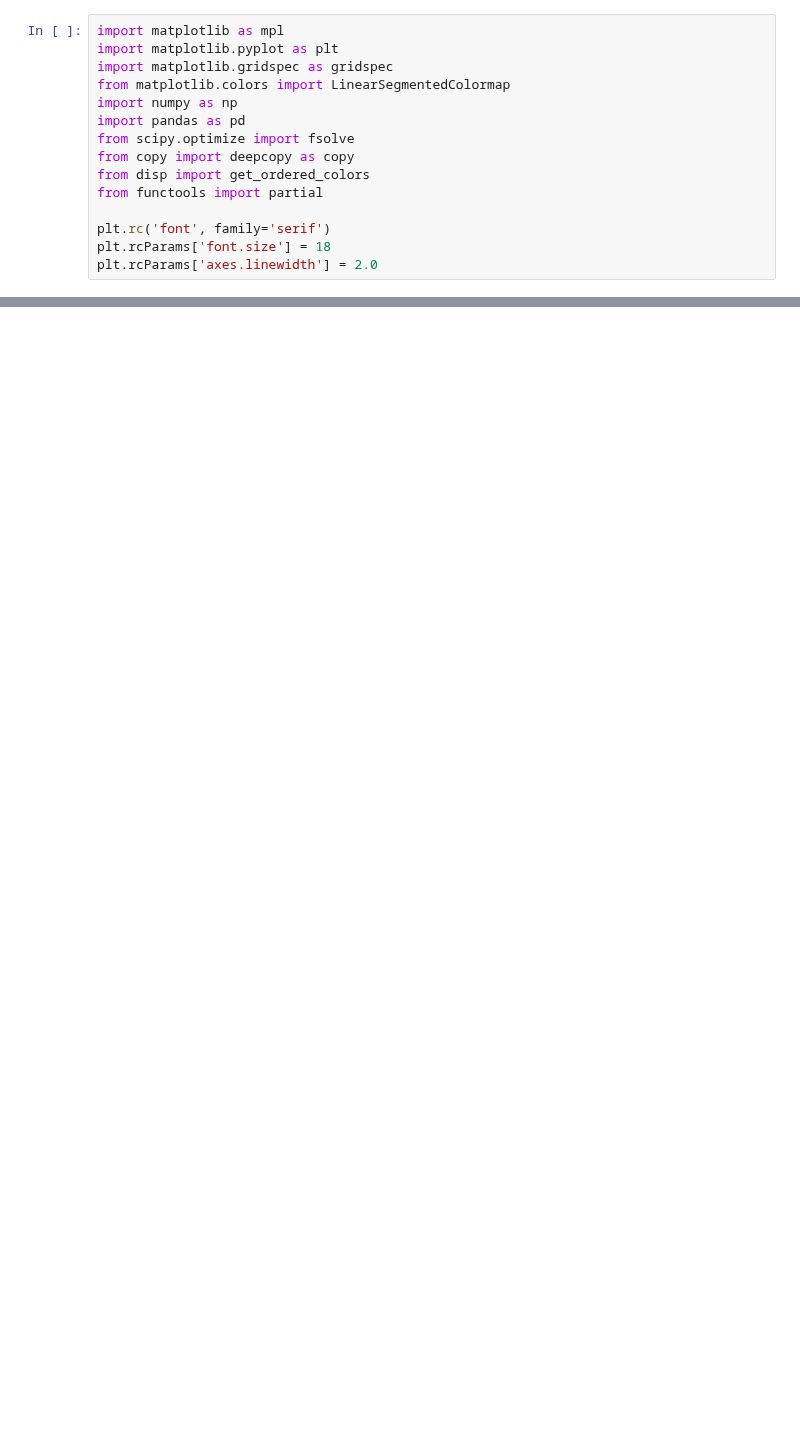
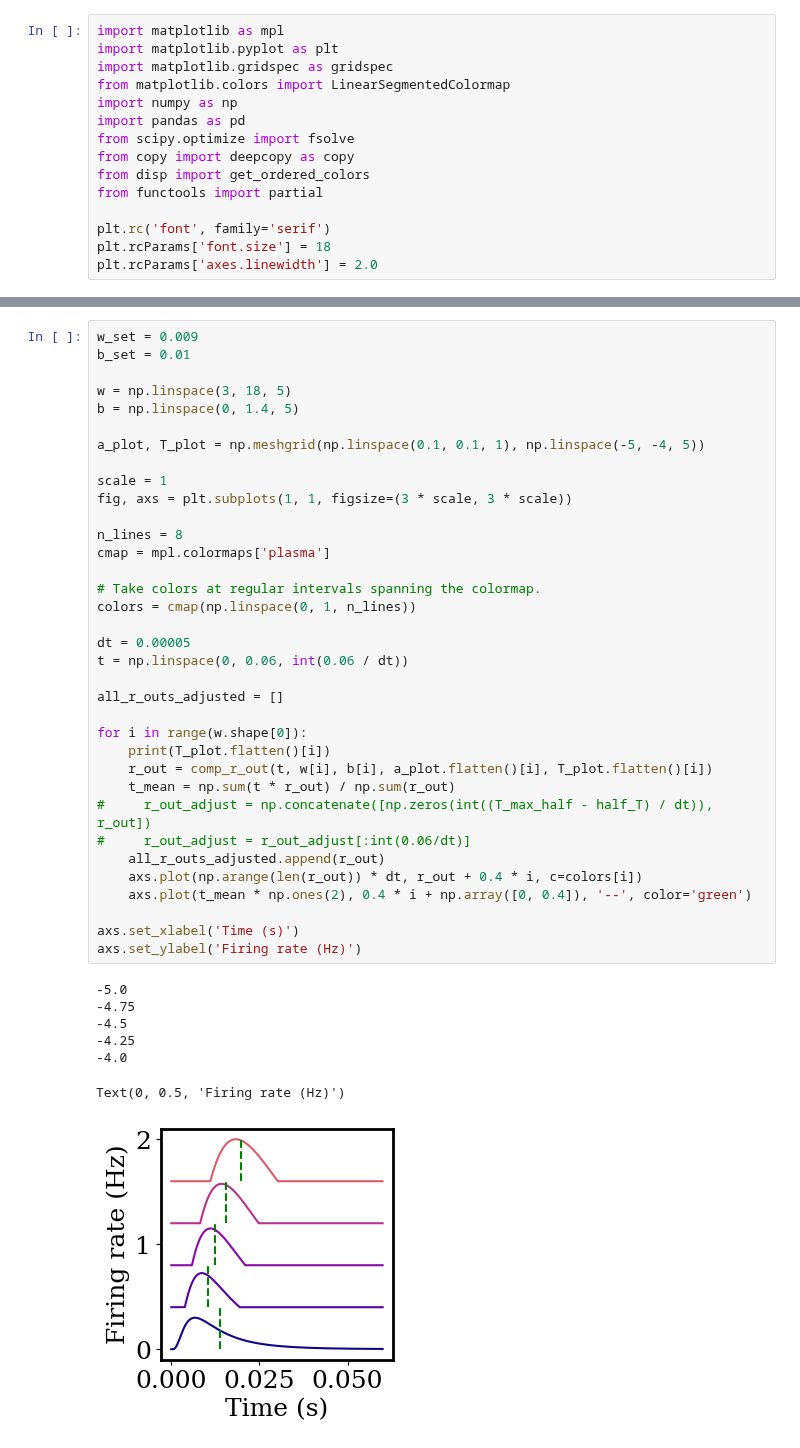
Before and after one commit to davidgbe/automated_plasticity_discovery, a Jupyter notebook: moment_control_longtailed_voltage.ipynb, the cells around one changed output, grey strips where cells are left out. Cells and saved outputs as stored; diff of their text form; blank space fills up the shorter version.

Commit message:
found attractor dynamics in w, b space for new longtailed model; also evidence of time compression

```diff
--- a/moment_control_longtailed_voltage.ipynb
+++ b/moment_control_longtailed_voltage.ipynb
@@ -28,5 +23,48 @@ def comp_r_out(t, w, b, a, u):
     r_out = np.where(np.bitwise_and(t >= t_star, t < t_star_star), w * a * np.exp(-np.square(np.log(t) - u)) - b, 0)
     return r_out
+# %%
+w_set = 0.009
+b_set = 0.01
+
+w = np.linspace(3, 18, 5)
+b = np.linspace(0, 1.4, 5)
+
+a_plot, T_plot = np.meshgrid(np.linspace(0.1, 0.1, 1), np.linspace(-5, -4, 5))
+
+scale = 1
+fig, axs = plt.subplots(1, 1, figsize=(3 * scale, 3 * scale))
+
+n_lines = 8
+cmap = mpl.colormaps['plasma']
+
+# Take colors at regular intervals spanning the colormap.
+colors = cmap(np.linspace(0, 1, n_lines))
+
+dt = 0.00005
+t = np.linspace(0, 0.06, int(0.06 / dt))
+
+all_r_outs_adjusted = []
+
+for i in range(w.shape[0]):
+    print(T_plot.flatten()[i])
+    r_out = comp_r_out(t, w[i], b[i], a_plot.flatten()[i], T_plot.flatten()[i])
+    t_mean = np.sum(t * r_out) / np.sum(r_out)
+#     r_out_adjust = np.concatenate([np.zeros(int((T_max_half - half_T) / dt)), r_out])
+#     r_out_adjust = r_out_adjust[:int(0.06/dt)]
+    all_r_outs_adjusted.append(r_out)
+    axs.plot(np.arange(len(r_out)) * dt, r_out + 0.4 * i, c=colors[i])
+    axs.plot(t_mean * np.ones(2), 0.4 * i + np.array([0, 0.4]), '--', color='green')
+
+axs.set_xlabel('Time (s)')
+axs.set_ylabel('Firing rate (Hz)')
+# %% [output]
+-5.0
+-4.75
+-4.5
+-4.25
+-4.0
+Text(0, 0.5, 'Firing rate (Hz)')
+[figure, added]
 # %%
 w_set = 0.009
 b_set = 0.01
```
Also changed, not shown: parts of 4 cells of this notebook.
